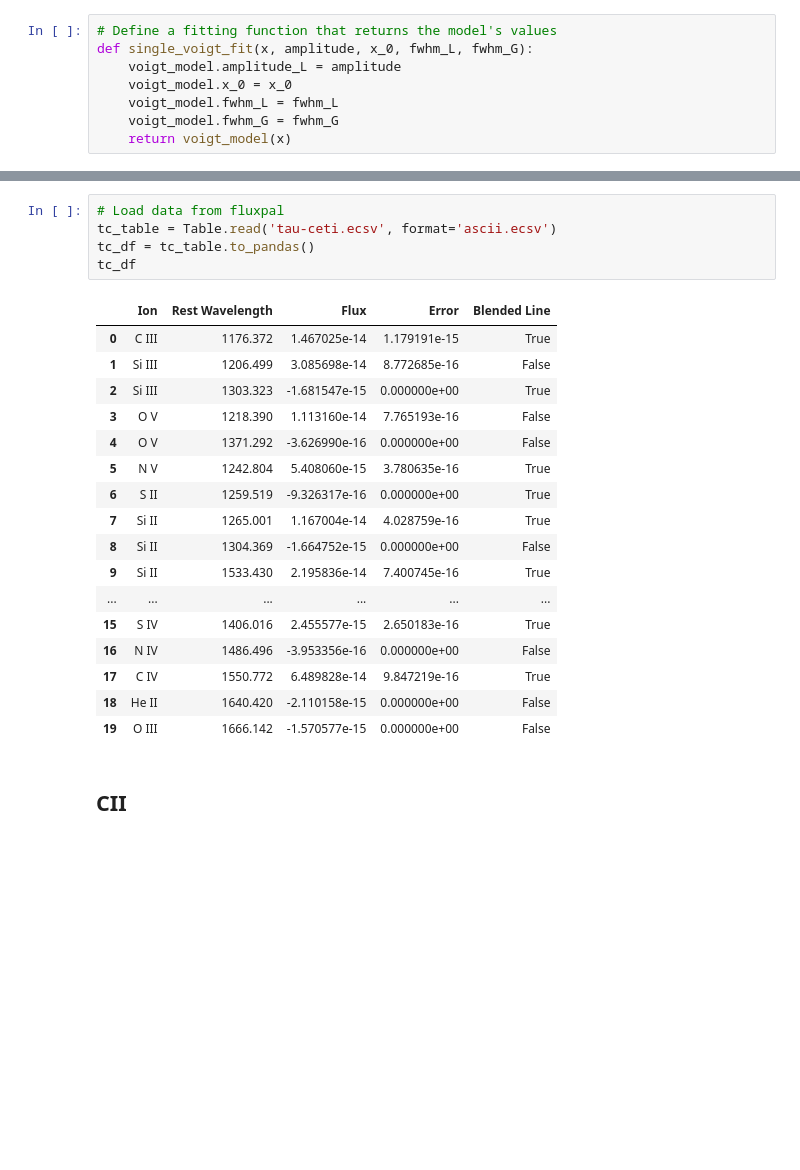
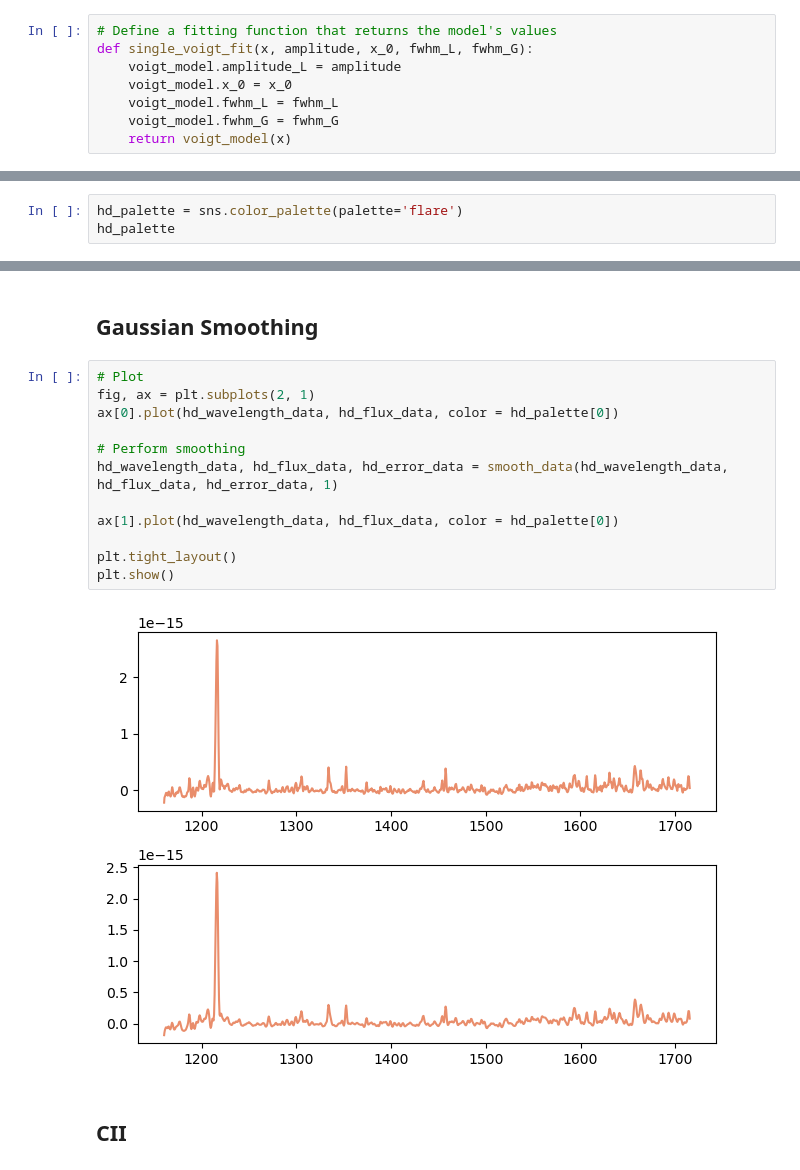
Before and after one commit to bellalongo/Star-Emission-Line-Flux, a Jupyter notebook: HD-191939/hd-191939.ipynb, the cells around one changed output, grey strips where cells are left out. Drawn from its saved outputs; the diff is of its cells as text; blank space fills up the shorter version.

```diff
--- a/HD-191939/hd-191939.ipynb
+++ b/HD-191939/hd-191939.ipynb
@@ -43,0 +54,3 @@ def multiple_voigt_fit(x, **params):
+# %%
+hd_palette = sns.color_palette(palette='flare')
+hd_palette
@@ -77,26 +132,19 @@ tc_wavelength_data, tc_flux_data, tc_error_data = w[mask], f[mask], e[mask]
-# %%
-# Load data from fluxpal
-tc_table = Table.read('tau-ceti.ecsv', format='ascii.ecsv')
-tc_df = tc_table.to_pandas()
-tc_df
-# %% [output]
-|  | Ion | Rest Wavelength | Flux | Error | Blended Line |
-| 0 | C III | 1176.372 | 1.467025e-14 | 1.179191e-15 | True |
-| 1 | Si III | 1206.499 | 3.085698e-14 | 8.772685e-16 | False |
-| 2 | Si III | 1303.323 | -1.681547e-15 | 0.000000e+00 | True |
-| 3 | O V | 1218.390 | 1.113160e-14 | 7.765193e-16 | False |
-| 4 | O V | 1371.292 | -3.626990e-16 | 0.000000e+00 | False |
-| 5 | N V | 1242.804 | 5.408060e-15 | 3.780635e-16 | True |
-| 6 | S II | 1259.519 | -9.326317e-16 | 0.000000e+00 | True |
-| 7 | Si II | 1265.001 | 1.167004e-14 | 4.028759e-16 | True |
-| 8 | Si II | 1304.369 | -1.664752e-15 | 0.000000e+00 | False |
-| 9 | Si II | 1533.430 | 2.195836e-14 | 7.400745e-16 | True |
-| ... | ... | ... | ... | ... | ... |
-| 15 | S IV | 1406.016 | 2.455577e-15 | 2.650183e-16 | True |
-| 16 | N IV | 1486.496 | -3.953356e-16 | 0.000000e+00 | False |
-| 17 | C IV | 1550.772 | 6.489828e-14 | 9.847219e-16 | True |
-| 18 | He II | 1640.420 | -2.110158e-15 | 0.000000e+00 | False |
-| 19 | O III | 1666.142 | -1.570577e-15 | 0.000000e+00 | False |
+# %% [markdown]
+## Gaussian Smoothing
+# %%
+# Plot
+fig, ax = plt.subplots(2, 1)
+ax[0].plot(hd_wavelength_data, hd_flux_data, color = hd_palette[0])
+
+# Perform smoothing
+hd_wavelength_data, hd_flux_data, hd_error_data = smooth_data(hd_wavelength_data, hd_flux_data, hd_error_data, 1)
+
+ax[1].plot(hd_wavelength_data, hd_flux_data, color = hd_palette[0])
+
+plt.tight_layout()
+plt.show()
+# %% [output]
+[figure, added]
 # %% [markdown]
 ## CII
 # %% [markdown]
```
Also changed, not shown: parts of 28 cells of this notebook.
